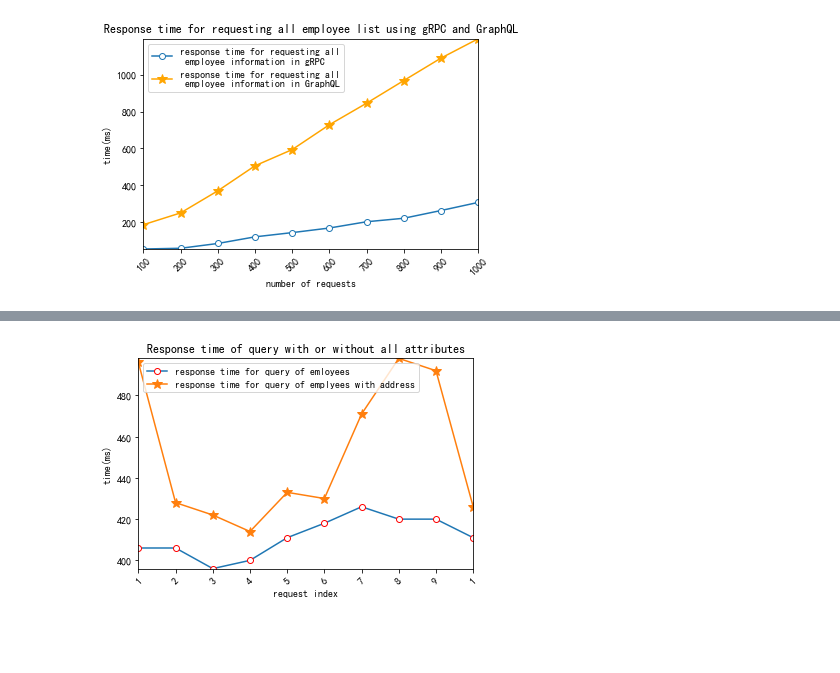
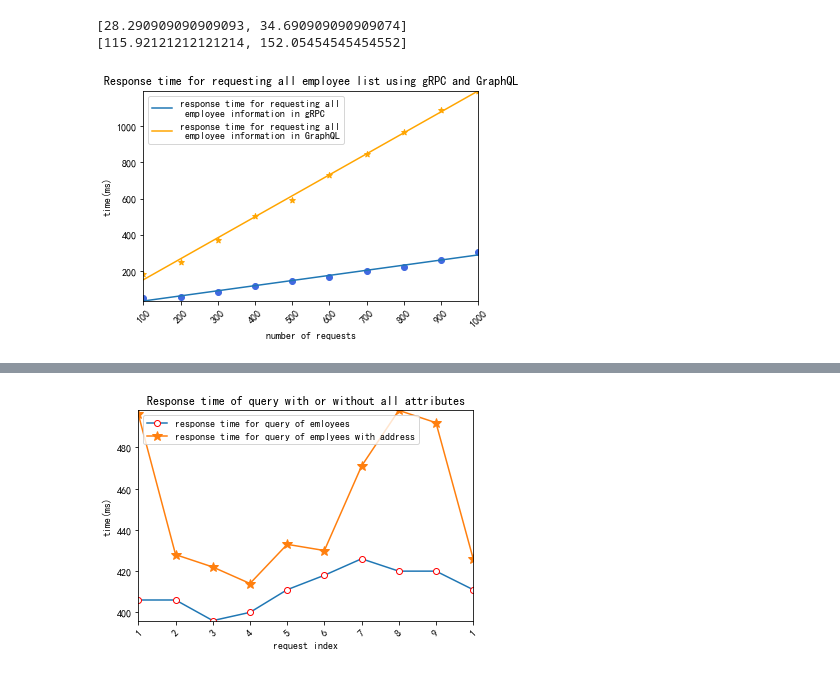
Before and after one commit to Spycsh/graphql-demo, a Jupyter notebook: simple_comparison.ipynb, the cells around one changed output, grey strips where cells are left out. Drawn from its saved outputs; the diff is of its cells as text; code cells hidden in the pictures; blank space fills up the shorter version.

```diff
--- a/simple_comparison.ipynb
+++ b/simple_comparison.ipynb
@@ -1,33 +1,56 @@
 # %%
 ##########比对grpc和graphql##########
 # encoding=utf-8
 import matplotlib.pyplot as plt
-from pylab import *                                 #支持中文
+from pylab import *
+
 mpl.rcParams['font.sans-serif'] = ['SimHei']
 
+
+import numpy as np
+
+def f_fit(x,y_fit):
+    a,b=y_fit.tolist()
+    print(y_fit.tolist())
+    return a*x+b
+
+def get_y_fitted(x, y):
+    y_fit = np.polyfit(x,y,1)
+    return f_fit(x, y_fit)
+
 names = ['100', '200', '300', '400', '500','600','700','800','900','1000']
-x = range(len(names))
-# y=[244,553,762,975,1156,1327,1405,1639,1852,1962]
-# y1 = [52, 105, 141,175,205 ,237, 288, 317,375,432]
+x = np.array(range(len(names)))
 y=[54,58,84,120,143,168,202,221,263,307]
 y1=[186,250,370,506,594,729,846,969,1091,1196]
-#plt.plot(x, y, 'ro-')
-#plt.plot(x, y1, 'bo-')
-#pl.xlim(-1, 11)  # 限定横轴的范围
-#pl.ylim(-1, 110)  # 限定纵轴的范围
-plt.plot(x, y, marker='o', mfc='w',label=u'response time for requesting all\n employee information in gRPC')
-plt.plot(x, y1, color='orange',marker='*', ms=10,label=u'response time for requesting all\n employee information in GraphQL')
+
+
+y_fitted = get_y_fitted(x, y)
+y1_fitted = get_y_fitted(x, y1)
+
+
+plt.plot(x,y_fitted, mfc='w',label=u'response time for requesting all\n employee information in gRPC')
+plt.plot(x,y1_fitted,color='orange', ms=10,label=u'response time for requesting all\n employee information in GraphQL')
+
+plt.scatter(x,y,c='royalblue')#散点图
+
+plt.scatter(x,y1,c='orange', marker='*')#散点图
+
+
+# plt.plot(x, y, marker='o', mfc='w',label=u'response time for requesting all\n employee information in gRPC')
+# plt.plot(x, y1, color='orange',marker='*', ms=10,label=u'response time for requesting all\n employee information in GraphQL')
 plt.legend()  # 让图例生效
 plt.xticks(x, names, rotation=45)
 plt.margins(0)
 plt.subplots_adjust(bottom=0.15)
 plt.xlabel(u"number of requests") #X轴标签
 plt.ylabel("time(ms)") #Y轴标签
 plt.title("Response time for requesting all employee list using gRPC and GraphQL") #标题
 
 plt.show()
 # %% [output]
+[28.290909090909093, 34.690909090909074]
+[115.92121212121214, 152.05454545454552]
-[figure, old version]
+[figure, new version]
 # %%
 ##########比对grpc和graphql##########
 ## ALL employee vs. all employee id
```
Also changed, not shown: parts of 2 cells of this notebook.
